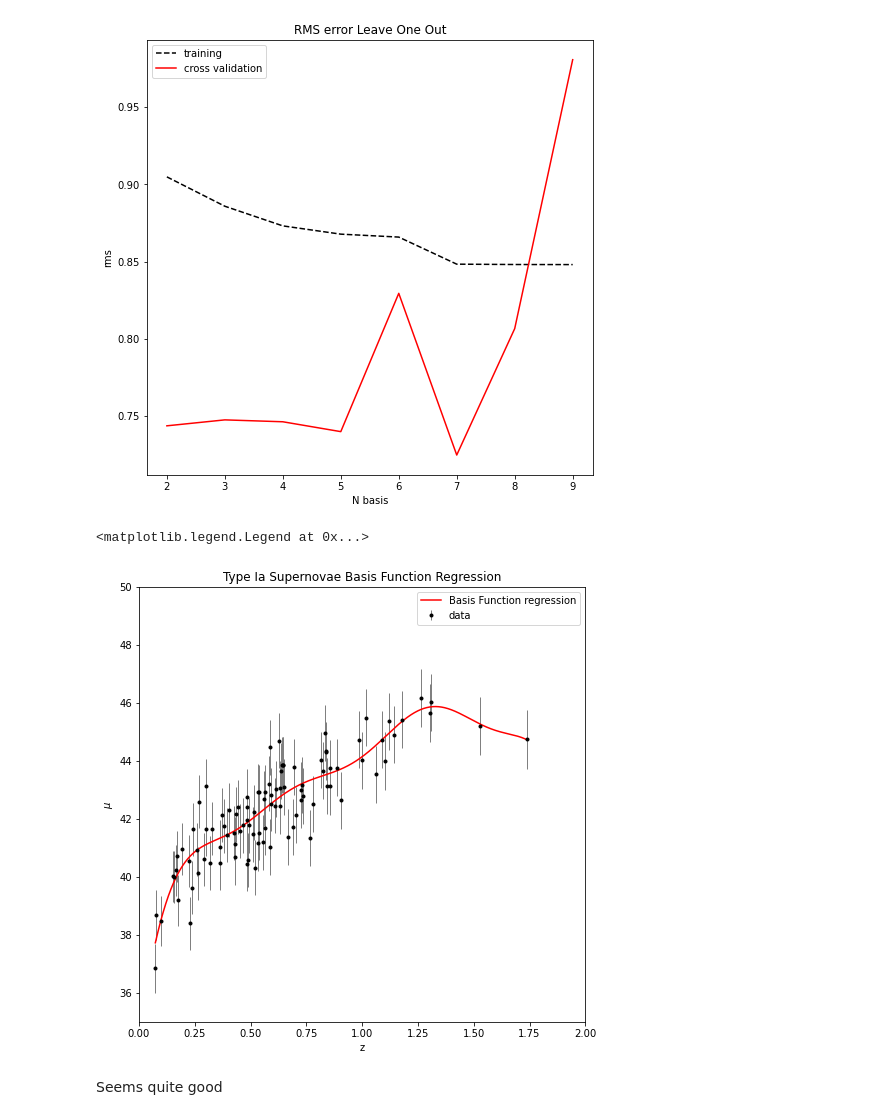
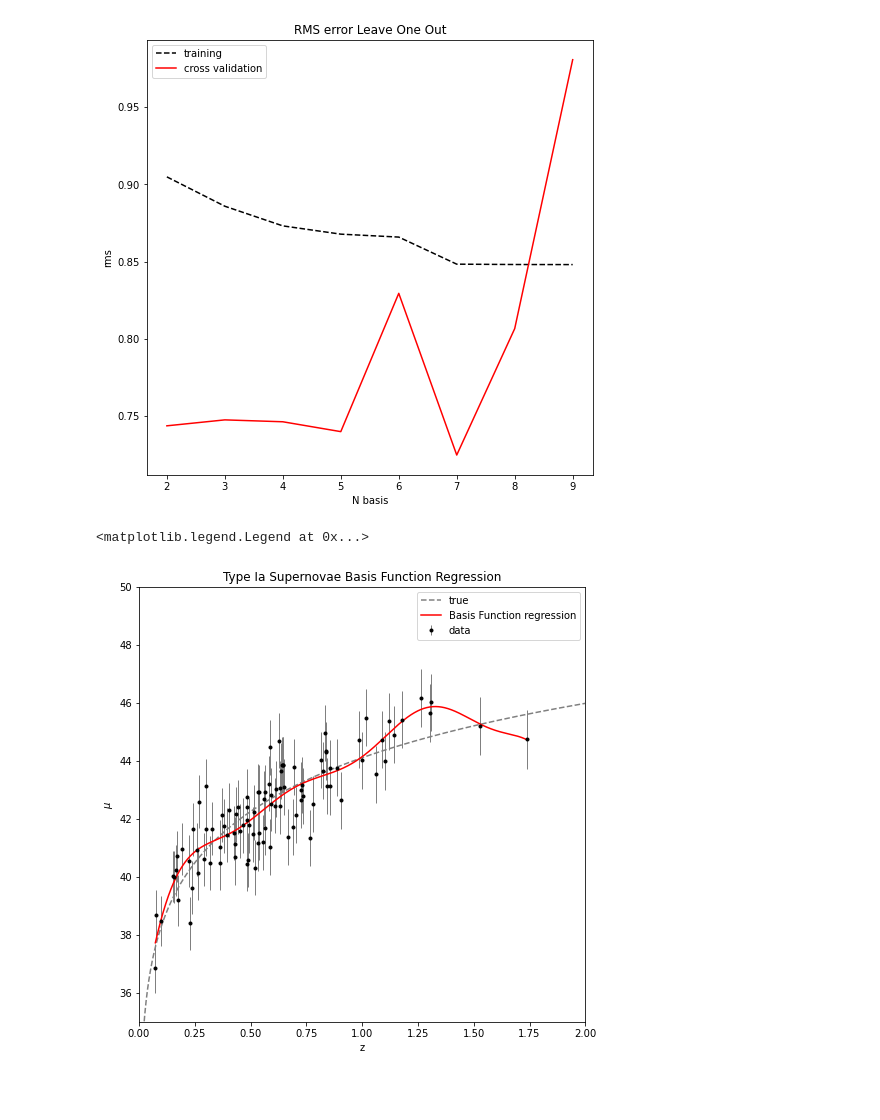
Before and after one commit to ludovicobizzarri/astrostatistics_bicocca_2024, a Jupyter notebook: working/Lesson 17/Supernovae distances and redshift.ipynb, the cells around one changed output. Drawn from its saved outputs; the diff is of its cells as text; code cells hidden in the pictures; blank space fills up the shorter version.

```diff
--- a/working/Lesson 17/Supernovae distances and redshift.ipynb
+++ b/working/Lesson 17/Supernovae distances and redshift.ipynb
@@ -59,7 +59,15 @@ These are some (synthetic but realistic; see textbook) supernova data
 from astroML.datasets import generate_mu_z
 z_sample, mu_sample, dmu = generate_mu_z(100, random_state=1234)
 
+# real distribution
+from astropy.cosmology import LambdaCDM
+cosmo = LambdaCDM(H0=71, Om0=0.27, Ode0=1-0.27)
+z = np.linspace(0.01, 2, 1000)
+mu_true = cosmo.distmod(z)
+
 fig = plt.figure(figsize=(8,8))
+
+plt.plot(z, mu_true, '--', c='gray',label='true')
 
 plt.errorbar(z_sample, mu_sample, dmu, fmt='.k', ecolor='gray', lw=1,label='data')
 plt.xlabel("z")
@@ -536,21 +557,23 @@ plt.legend()
 # %%
 best_bfr = model_bfr[np.argmin(err_cv)]
 best_bfr.fit(X,y)
 
 y_pred_bfr = best_bfr.predict(X_grid)
 
 fig = plt.figure(figsize=(8,8))
+
+# real distribution
+plt.plot(z, mu_true, '--', c='gray',label='true')
+
 plt.plot(X_grid,y_pred_bfr,color='red',label='Basis Function regression')
 plt.errorbar(z_sample, mu_sample, dmu, fmt='.k', ecolor='gray', lw=1,label='data')
 plt.xlabel("z")
 plt.ylabel("$\mu$")
 plt.title('Type Ia Supernovae Basis Function Regression')
 plt.legend(loc='lower right')
 plt.xlim(0,2)
 plt.ylim(35,50)
 plt.legend()
 # %% [output]
 <matplotlib.legend.Legend at 0x...>
-[figure, old version]
+[figure, new version]
-# %% [markdown]
-Seems quite good
```
Also changed, not shown: parts of 5 cells of this notebook.
